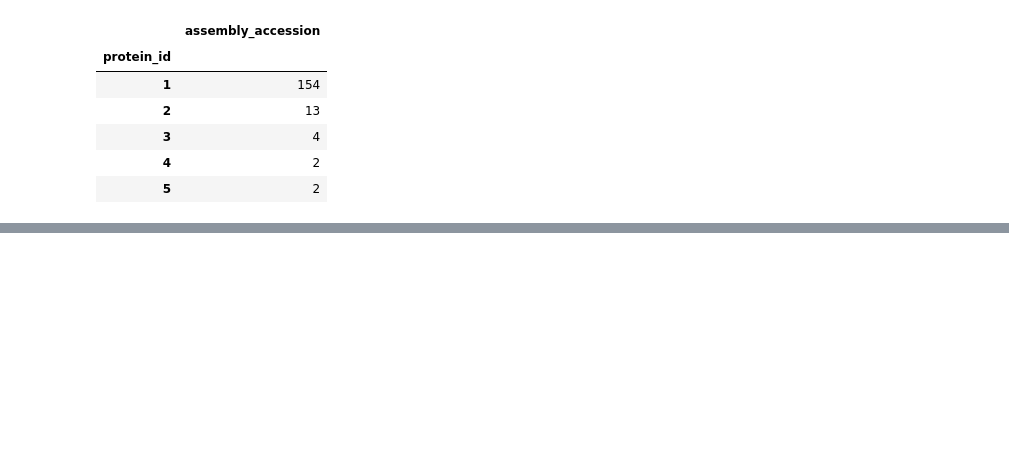
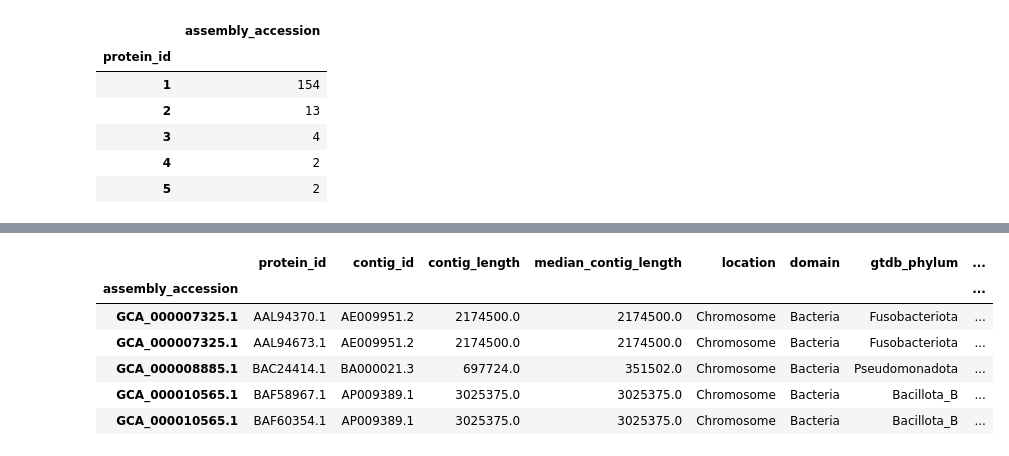
Before and after one commit to srom/archaea-vs-bacteria, a Jupyter notebook: notebook/figure1.ipynb, the cells around one changed output, grey strips where cells are left out. Cells and saved outputs as stored; diff of their text form; code cells hidden in the pictures; blank space fills up the shorter version.

```diff
--- a/notebook/figure1.ipynb
+++ b/notebook/figure1.ipynb
@@ -538,0 +549,30 @@ n_proteins_per_genome_arc
+# %%
+plasmid_vs_chromosome_df = pd.read_csv(data_folder / 'figure1' / 'amp_db_plasmid_vs_chromosome.csv')
+
+plasmid_vs_chromosome_df = pd.merge(
+    plasmid_vs_chromosome_df,
+    gtdb_metadata[['domain', 'gtdb_phylum', 'gtdb_genus']].reset_index(),
+    left_on='assembly_accession',
+    right_on='ncbi_accession',
+    how='left',
+).set_index('assembly_accession', drop=True).drop(columns=['ncbi_accession'])
+
+plasmid_vs_chromosome_df = plasmid_vs_chromosome_df.loc[
+    sorted(set(pgh_df['assembly_accession'].values) & set(plasmid_vs_chromosome_df.index))
+]
+plasmid_vs_chromosome_df = plasmid_vs_chromosome_df[plasmid_vs_chromosome_df['protein_id'].isin(pgh_df['protein_id'].unique())]
+plasmid_vs_chromosome_df = plasmid_vs_chromosome_df.reset_index().drop_duplicates(['assembly_accession', 'protein_id'])
+plasmid_vs_chromosome_df = plasmid_vs_chromosome_df.set_index('assembly_accession', drop=True)
+plasmid_vs_chromosome_df['below_median_length'] = plasmid_vs_chromosome_df.apply(
+    lambda row: row['contig_length'] < row['median_contig_length'] if not pd.isnull(row['contig_length']) else False,
+    axis=1,
+)
+plasmid_vs_chromosome_df.head()
+# %% [output]
+|  | protein_id | contig_id | contig_length | median_contig_length | location | domain | gtdb_phylum | ... |
+| assembly_accession |  |  |  |  |  |  |  | ... |
+| GCA_000007325.1 | AAL94370.1 | AE009951.2 | 2174500.0 | 2174500.0 | Chromosome | Bacteria | Fusobacteriota | ... |
+| GCA_000007325.1 | AAL94673.1 | AE009951.2 | 2174500.0 | 2174500.0 | Chromosome | Bacteria | Fusobacteriota | ... |
+| GCA_000008885.1 | BAC24414.1 | BA000021.3 | 697724.0 | 351502.0 | Chromosome | Bacteria | Pseudomonadota | ... |
+| GCA_000010565.1 | BAF58967.1 | AP009389.1 | 3025375.0 | 3025375.0 | Chromosome | Bacteria | Bacillota_B | ... |
+| GCA_000010565.1 | BAF60354.1 | AP009389.1 | 3025375.0 | 3025375.0 | Chromosome | Bacteria | Bacillota_B | ... |
```
Also changed, not shown: parts of 8 cells of this notebook, 5 other files.
